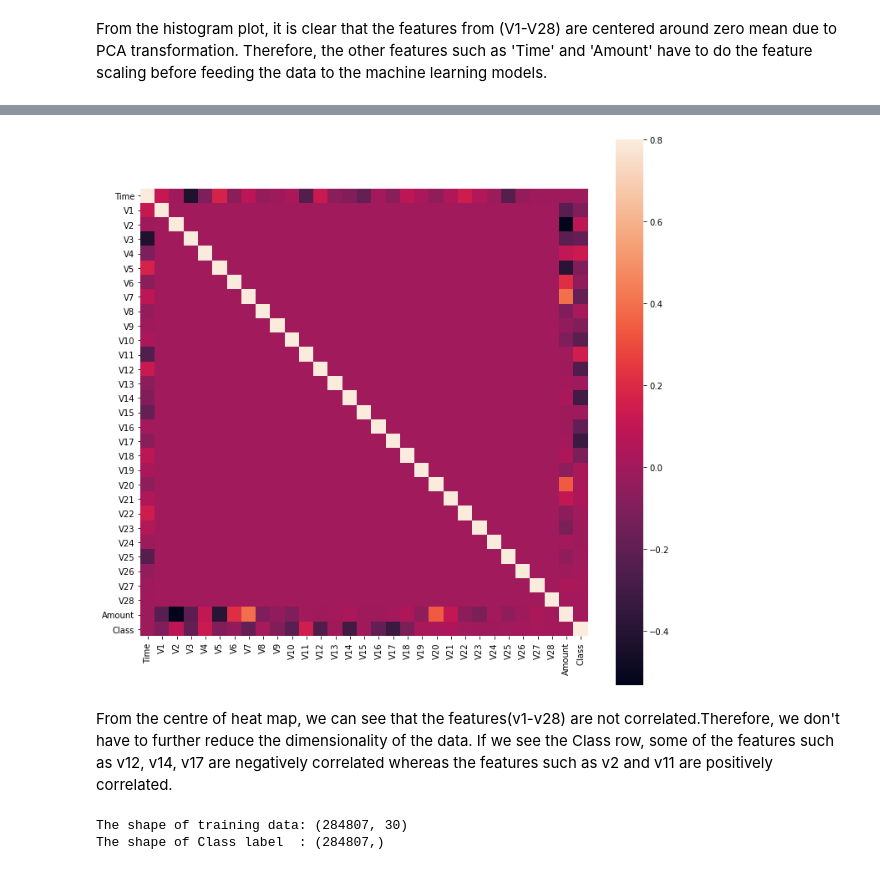
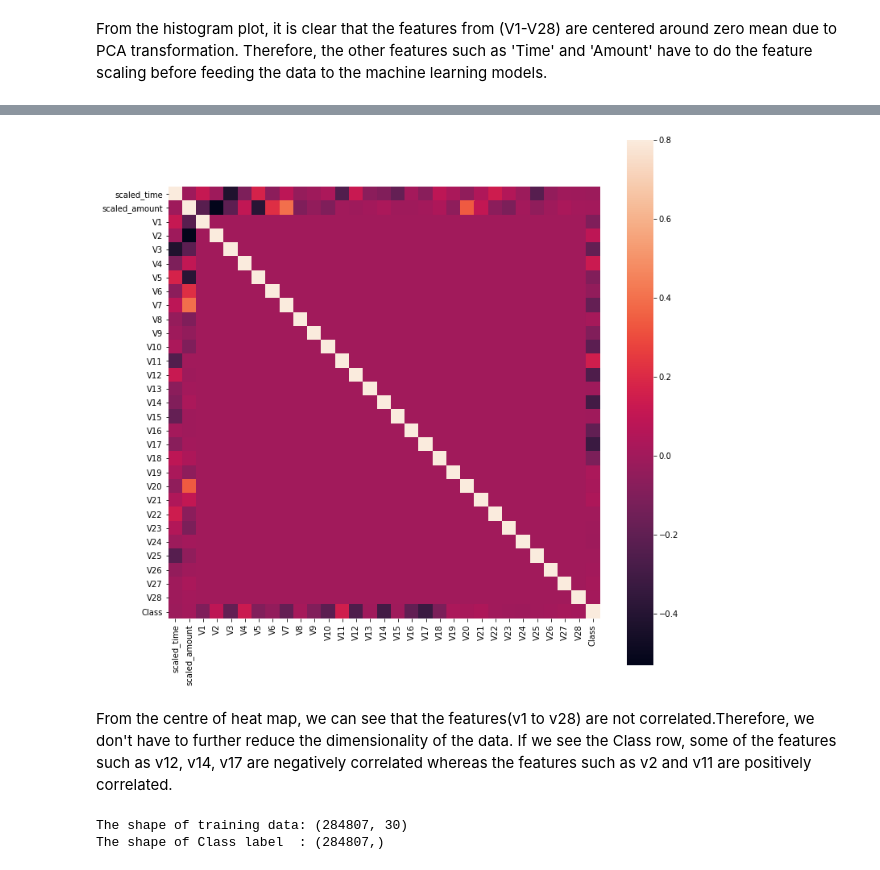
Before and after one commit to Sudhakar17/credit-card-fraud-detection, a Jupyter notebook: credit-card-fraud-detection.ipynb, the cells around one changed output, grey strips where cells are left out. Drawn from its saved outputs; the diff is of its cells as text; code cells hidden in the pictures.

```diff
--- a/credit-card-fraud-detection.ipynb
+++ b/credit-card-fraud-detection.ipynb
@@ -142,3 +149,13 @@ From the histogram plot, it is clear that the features from (V1-V28) are centere
 # %%
 # Robust scaler
 # https://scikit-learn.org/stable/auto_examples/preprocessing/plot_all_scaling.html#robustscaler
+
+robust_scaler = RobustScaler()
+scaled_amount = robust_scaler.fit_transform(data['Amount'].values.reshape(-1,1))
+scaled_time = robust_scaler.fit_transform(data['Time'].values.reshape(-1,1))
+# %%
+scaled_data = data.copy() # copy the original data
+scaled_data.drop(['Amount', 'Time'], axis=1, inplace=True)
+scaled_data.insert(0, 'scaled_time', scaled_time)
+scaled_data.insert(1, 'scaled_amount', scaled_amount)
+scaled_data.head()
@@ -145,11 +170,10 @@ From the histogram plot, it is clear that the features from (V1-V28) are centere
 # %%
-# correlation matrix is used to find the correlation between the features using heatmap
-
-correlation_mat = data.corr()
+# Correlation matrix after scaling
+correlation_mat = scaled_data.corr()
 fig = plt.figure(figsize=(12,12))
 sns.heatmap(correlation_mat, vmax=0.8, square=True)
 plt.show()
 # %% [output]
-[figure, old version]
+[figure, new version]
 # %% [markdown]
-From the centre of heat map, we can see that the features(v1-v28) are not correlated.Therefore, we don't have to further reduce the dimensionality of the data. If we see the Class row, some of the features such as v12, v14, v17 are negatively correlated whereas the features such as v2 and v11 are positively correlated.
+From the centre of heat map, we can see that the features(v1 to v28) are not correlated.Therefore, we don't have to further reduce the dimensionality of the data. If we see the Class row, some of the features such as v12, v14, v17 are negatively correlated whereas the features such as v2 and v11 are positively correlated.
```
Also changed, not shown: parts of 17 cells of this notebook.
